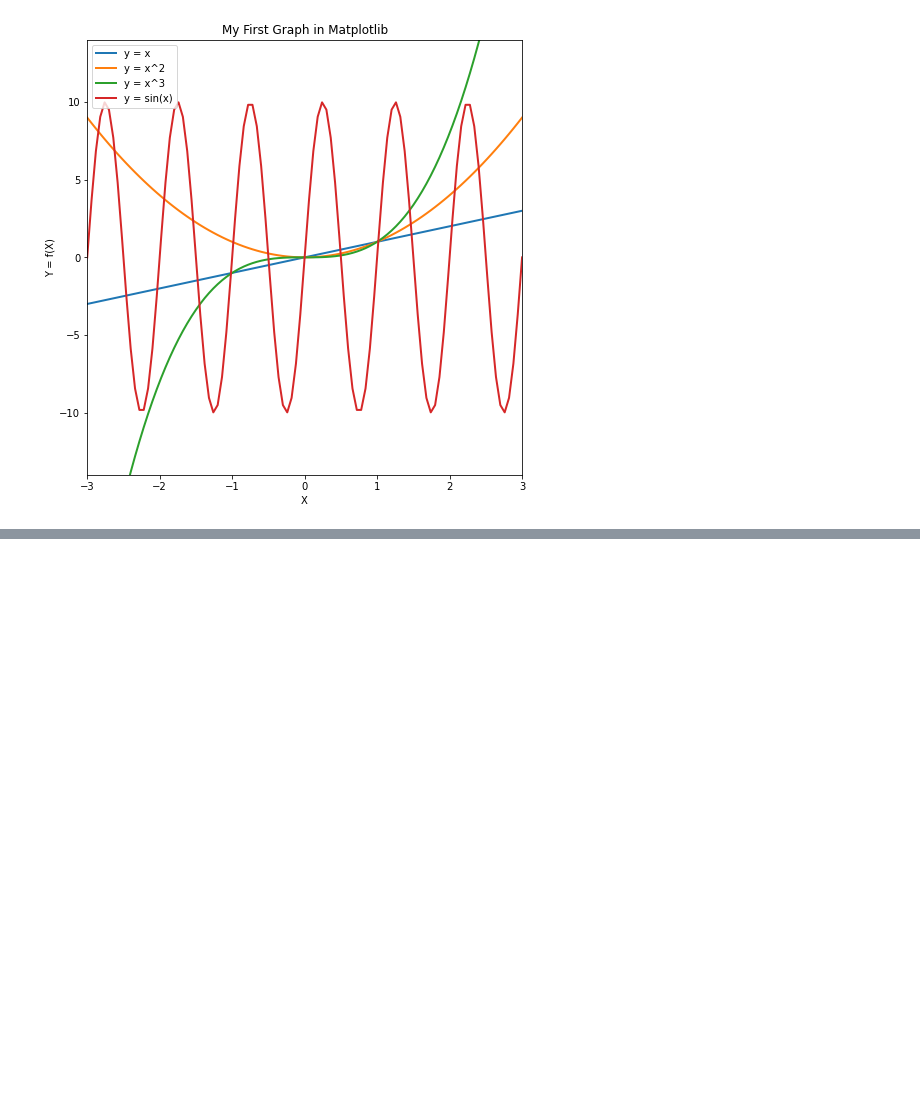
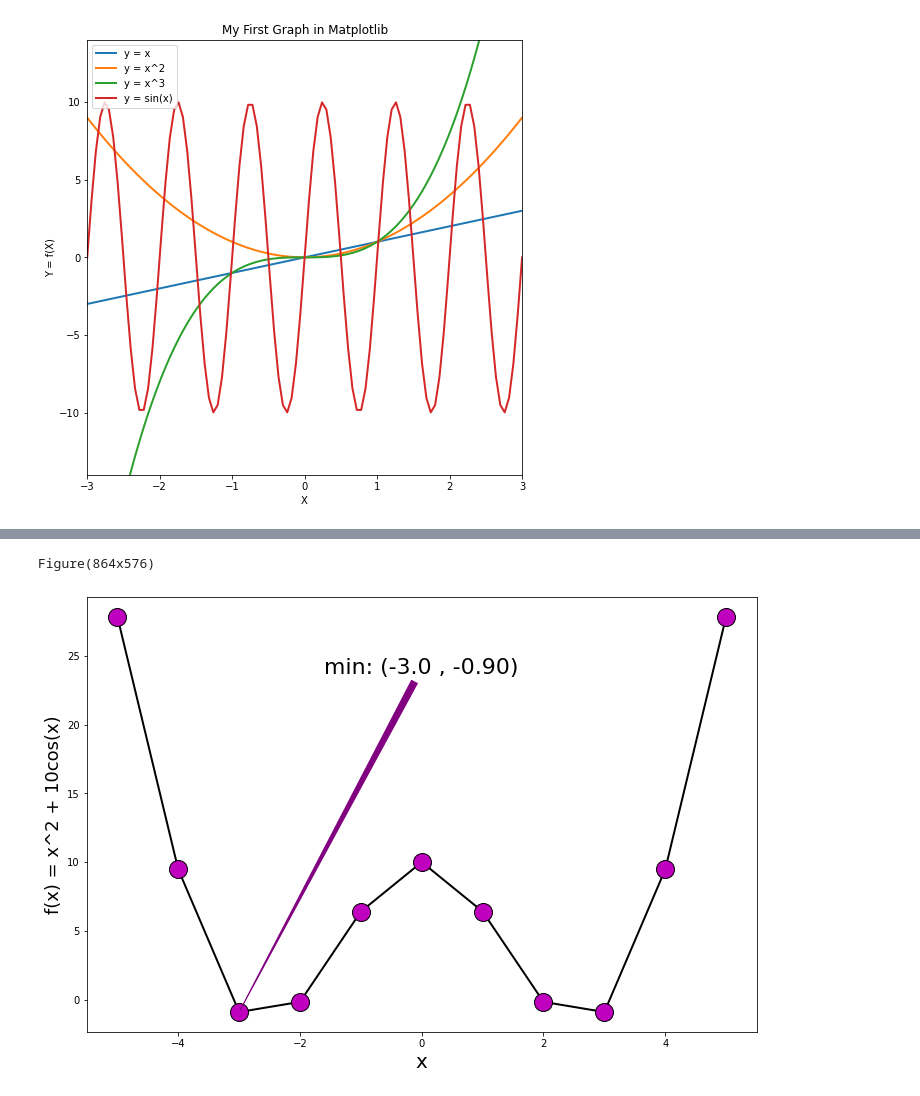
Before and after one commit to dabhimanyu/learn_to_code, a Jupyter notebook: 002_Mike_Python_lec_002.ipynb, the cells around one changed output, grey strips where cells are left out. Saved outputs shown, nothing was run; the diff lists cells and outputs as text; code cells hidden in the pictures; blank space fills up the shorter version.

```diff
--- a/002_Mike_Python_lec_002.ipynb
+++ b/002_Mike_Python_lec_002.ipynb
@@ -502,0 +573,32 @@ Data Ratio =  4.666666666666667
+# %%
+# Exercise:
+
+# y = x**2 + np.cos(x)*10 ;
+
+x = np.linspace(-5 , 5 , 11)
+y = x**2 + np.cos(x)*10
+
+min_y = np.min(y)
+min_x = x[np.argmin(y)]
+
+# print(min_x)
+
+
+fig , ax = plt.subplots(figsize = (12 , 8) ) ;
+ax.plot(x , y , '-ok' , lw = 2 , mfc = 'm' , ms = 18)
+ax.set_xlabel('x' , fontsize = 20) ;
+ax.set_ylabel('f(x) = x^2 + 10cos(x)' , fontsize = 18)
+
+# Add Annotations:
+txt = 'min: (%.1f , %.2f)' %(min_x , min_y)   # print(txt)
+
+# Add Annotations Now:
+ax.annotate(txt , (min_x , min_y)  , fontsize = 22 , horizontalalignment
+            = 'center' , xycoords = 'data' , xytext = (x[ int( len(x)*0.5 ) ] ,  0.85 * np.max(y)) ,
+            arrowprops = dict(color = 'purple' , arrowstyle = 'wedge') )
+
+print(fig)
+plt.show()
+# %% [output]
+Figure(864x576)
+[figure, added]
```
Also changed, not shown: parts of 6 cells of this notebook.
